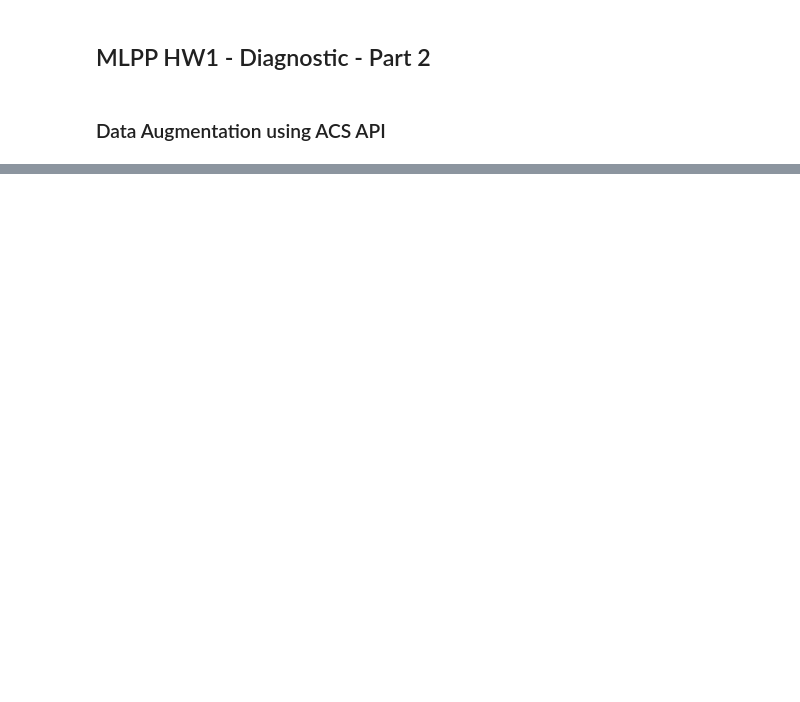
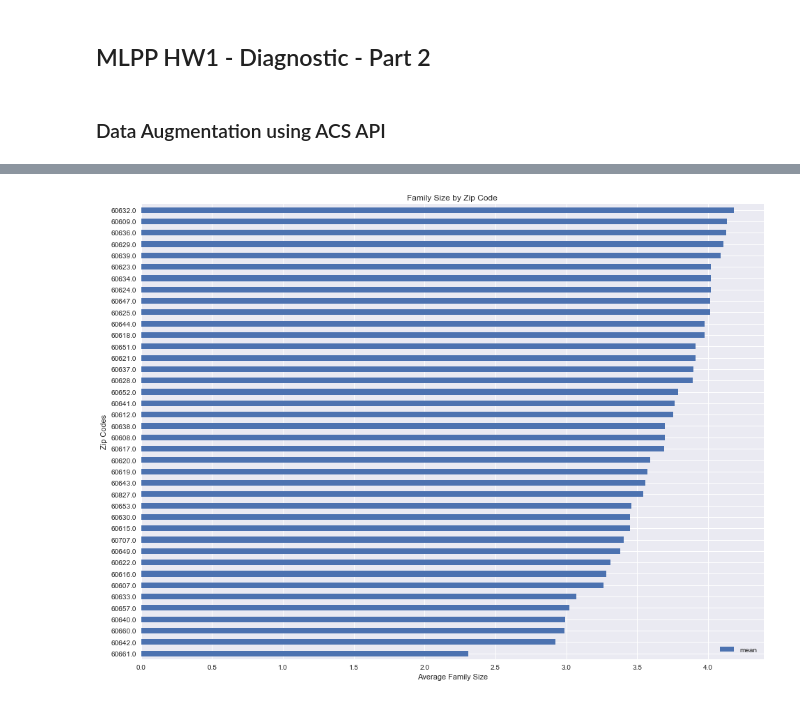
Before and after one commit to ratulesrar3/ml-pubpol, a Jupyter notebook: hw1/hw1_part2.ipynb, the cells around one changed output, grey strips where cells are left out. Drawn from its saved outputs; the diff is of its cells as text; code cells hidden in the pictures; blank space fills up the shorter version.

```diff
--- a/hw1/hw1_part2.ipynb
+++ b/hw1/hw1_part2.ipynb
@@ -112,0 +32,4 @@ lights = pd.read_pickle('lights_acs.pkl')
+# %%
+plot_dist(fam_size_dist, 'Family Size by Zip Code', 'Average Family Size')
+# %% [output]
+[figure, added]
```
Also changed, not shown: parts of 11 cells of this notebook, 3 other files.
